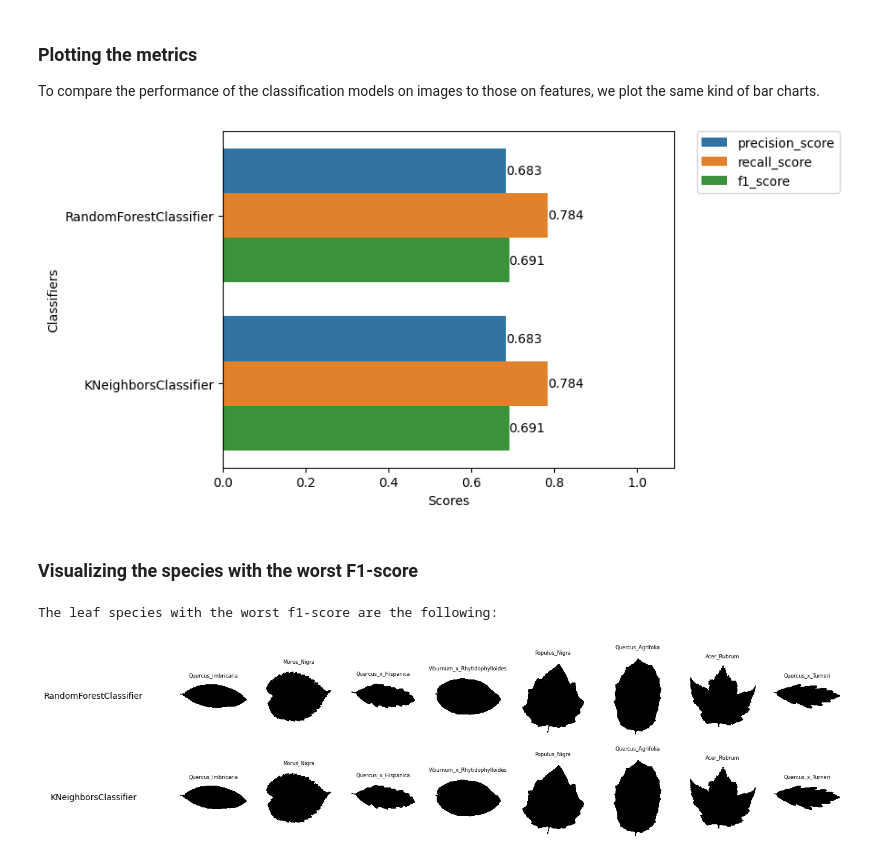
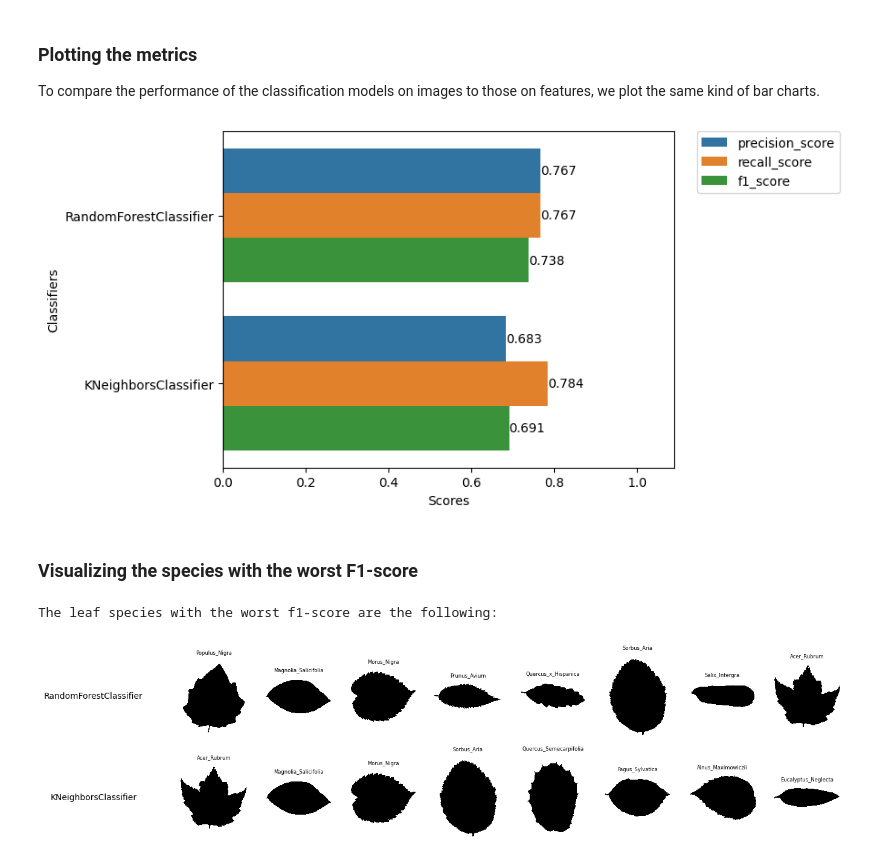
Before and after one commit to tom-sartori/IFT712, a Jupyter notebook: image_classification.ipynb, the cells around one changed output. Drawn from its saved outputs; the diff is of its cells as text; code cells hidden in the pictures.

Commit message:
[~] Fix printing worst classes

```diff
--- a/image_classification.ipynb
+++ b/image_classification.ipynb
@@ -135,35 +137,34 @@ for i, report in enumerate(reports):
 metrics_list = []
 for i, clf in enumerate(classifiers):
     clf_metrics = Metrics(clf.__class__.__name__)
-    clf_metrics.add_metric('precision_score', df['precision'].mean())
-    clf_metrics.add_metric('recall_score', df['recall'].mean())
-    clf_metrics.add_metric('f1_score', df['f1-score'].mean())
+    clf_metrics.add_metric('precision_score', reports[i]['precision'].mean())
+    clf_metrics.add_metric('recall_score', reports[i]['recall'].mean())
+    clf_metrics.add_metric('f1_score', reports[i]['f1-score'].mean())
     metrics_list.append(clf_metrics)
 
 # Plotting the metrics as a barplot
 Metrics.show_metrics_list(metrics_list)
 # %% [output]
-[figure, old version]
+[figure, new version]
 # %% [markdown]
 ### Visualizing the species with the worst F1-score
 # %%
-df = reports[0]
-worst_leaf_names = df.sort_values(by=['f1-score'], ascending=True)[:10].index.values
+worst_leaf_names = [df.sort_values(by=['f1-score'], ascending=True)[:8].index.values for df in reports]
 
-worst_leaf_indexes = [np.where(data.y_tab == name)[0][0] for name in worst_leaf_names]
-worst_images = [data.x_image_tab[i] for i in worst_leaf_indexes]
-worst_labels = [data.y_tab[i] for i in worst_leaf_indexes]
+worst_leaf_indexes = [[np.where(data.y_tab == name)[0][0] for name in worst_leaf_names[i]] for i in range(len(classifiers))]
+worst_images = [[data.x_image_tab[i] for i in worst_leaf_indexes[i]] for i in range(len(classifiers))]
+worst_labels = [[data.y_tab[i] for i in worst_leaf_indexes[i]] for i in range(len(classifiers))]
 
 print('The leaf species with the worst f1-score are the following: ')
 _, axes = plt.subplots(nrows=len(classifiers), ncols=9, figsize=(16, 2*len(classifiers)))
 for i, clf in enumerate(classifiers):
     clf_name = clf.__class__.__name__
-    for ax, image, label in zip(axes[i][1:], worst_images, worst_labels):
+    for ax, image, label in zip(axes[i][1:], worst_images[i], worst_labels[i]):
         ax.set_axis_off()
         ax.imshow(image, cmap=plt.cm.gray_r, interpolation="nearest")
         ax.set_title(f'{label}', fontsize=6)
     axes[i][0].set_axis_off()
     axes[i][0].text(0, 0.5, clf_name, fontsize=10, ha='center', va='center')
 # %% [output]
 The leaf species with the worst f1-score are the following:
-[figure, old version]
+[figure, new version]
```
Also changed, not shown: parts of 2 cells of this notebook, 1 other file.
